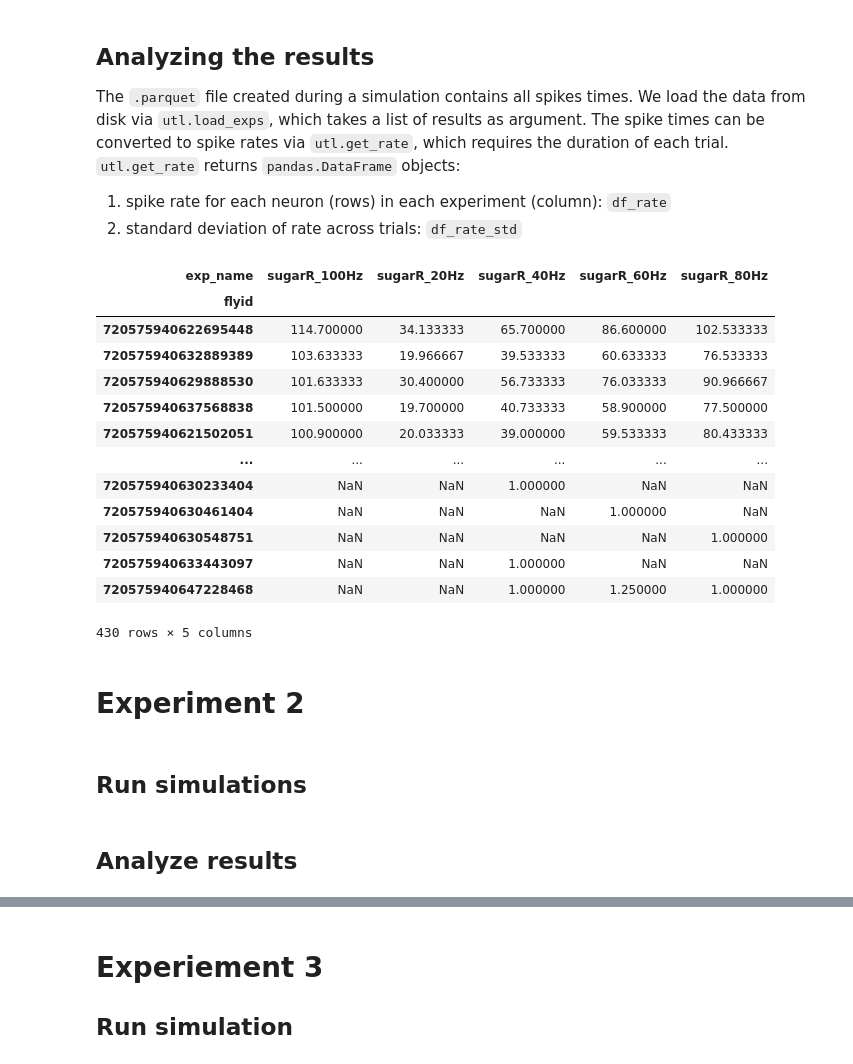
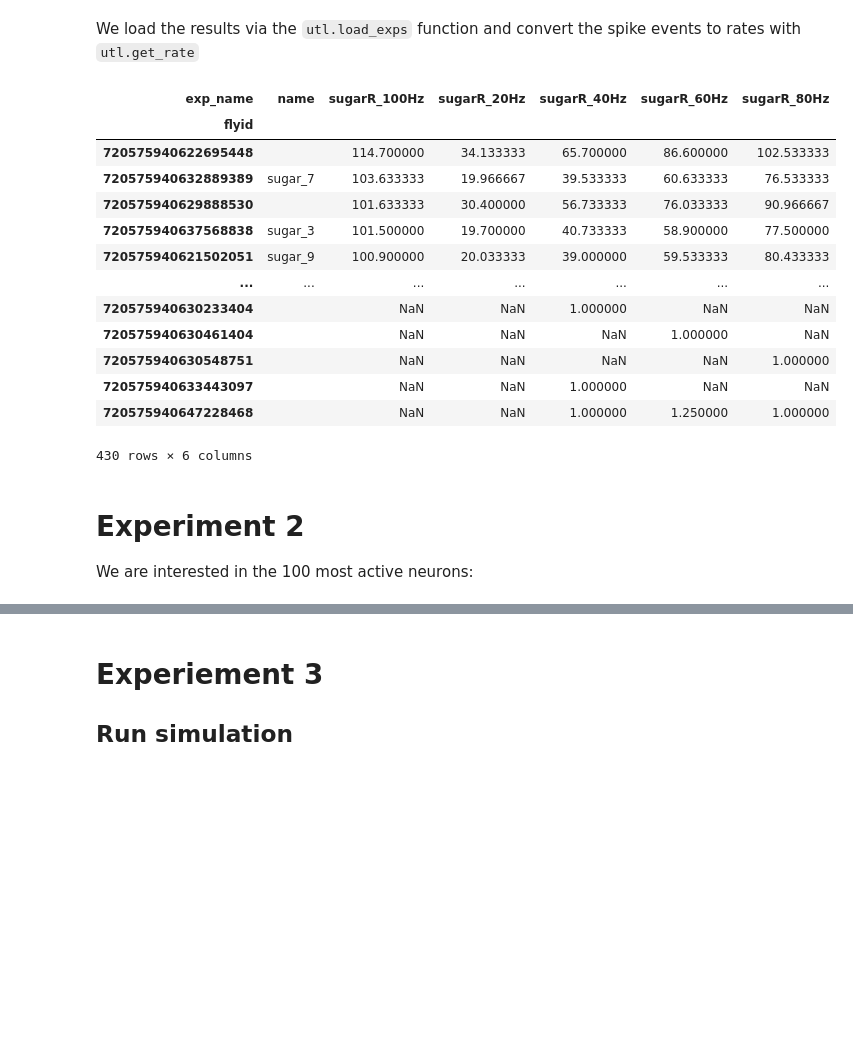
Before and after one commit to philshiu/Drosophila_brain_model, a Jupyter notebook: examples.ipynb, the cells around one changed output, grey strips where cells are left out. Saved outputs shown, nothing was run; the diff lists cells and outputs as text; code cells hidden in the pictures; blank space fills up the shorter version.

Commit message:
removed names, changed x to g

```diff
--- a/examples.ipynb
+++ b/examples.ipynb
@@ -84,2 +64,0 @@ Let's use the names:
-# %%
-neu_sugar = [ n for n in name2flyid.keys() if n.startswith('sugar_') ]
@@ -85,0 +68,3 @@ neu_sugar = [ n for n in name2flyid.keys() if n.startswith('sugar_') ]
+# %%
+flyid2name = { f: 'sugar_{}'.format(i+1) for i, f in enumerate(neu_sugar) }
+flyid2name
@@ -100,0 +105,3 @@ run_exp(exp_name='sugarR', neu_exc=neu_sugar, name2flyid=name2flyid, **config)
+# %%
+df_spike = utl.load_exps([ './results/sugarR.parquet' ])
+df_spike
@@ -106,6 +159,11 @@ Since physical quantities in `brian2` have to have the correct unit, we need to
 to define a frequency.
 # %%
+# this cell is optional, because the simulations have already been performed
+
 freqs =  [20, 40, 60, 80, 100]
+
 for f in freqs:
+
     params['r_poi'] = f * Hz
-    run_exp(exp_name='sugarR_{}Hz'.format(f), neu_exc=neu_sugar, name2flyid=name2flyid, params=params, **config)
+
+    run_exp(exp_name='sugarR_{}Hz'.format(f), neu_exc=neu_sugar, params=params, **config)
@@ -133,43 +170,36 @@ for f in freqs:
-# %% [markdown]
-## Analyzing the results
-The `.parquet` file created during a simulation contains all spikes times.
-We load the data from disk via `utl.load_exps`, which takes a list of results as argument.
-The spike times can be converted to spike rates via `utl.get_rate`, which requires the duration of each trial.
-`utl.get_rate` returns `pandas.DataFrame` objects:
-1. spike rate for each neuron (rows) in each experiment (column): `df_rate`
-2. standard deviation of rate across trials: `df_rate_std`
+# %% [markdown]
+We load the results via the `utl.load_exps` function and convert the spike events to rates with `utl.get_rate`
 # %%
 ps = [
     './results/sugarR_20Hz.parquet',
     './results/sugarR_40Hz.parquet',
     './results/sugarR_60Hz.parquet',
     './results/sugarR_80Hz.parquet',
     './results/sugarR_100Hz.parquet',
 ]
 
 df_spike = utl.load_exps(ps)
-df_rate, df_rate_std = utl.get_rate(df_spike, duration=params['t_run'])
+df_rate, df_rate_std = utl.get_rate(df_spike, duration=params['t_run'], flyid2name=flyid2name)
 df_rate.sort_values('sugarR_100Hz', ascending=False, inplace=True)
 df_rate
 # %% [output]
-| exp_name | sugarR_100Hz | sugarR_20Hz | sugarR_40Hz | sugarR_60Hz | sugarR_80Hz |
-| flyid |  |  |  |  |  |
-| 720575940622695448 | 114.700000 | 34.133333 | 65.700000 | 86.600000 | 102.533333 |
-| 720575940632889389 | 103.633333 | 19.966667 | 39.533333 | 60.633333 | 76.533333 |
-| 720575940629888530 | 101.633333 | 30.400000 | 56.733333 | 76.033333 | 90.966667 |
-| 720575940637568838 | 101.500000 | 19.700000 | 40.733333 | 58.900000 | 77.500000 |
-| 720575940621502051 | 100.900000 | 20.033333 | 39.000000 | 59.533333 | 80.433333 |
-| ... | ... | ... | ... | ... | ... |
-| 720575940630233404 | NaN | NaN | 1.000000 | NaN | NaN |
-| 720575940630461404 | NaN | NaN | NaN | 1.000000 | NaN |
-| 720575940630548751 | NaN | NaN | NaN | NaN | 1.000000 |
-| 720575940633443097 | NaN | NaN | 1.000000 | NaN | NaN |
-| 720575940647228468 | NaN | NaN | 1.000000 | 1.250000 | 1.000000 |
+| exp_name | name | sugarR_100Hz | sugarR_20Hz | sugarR_40Hz | sugarR_60Hz | sugarR_80Hz |
+| flyid |  |  |  |  |  |  |
+| 720575940622695448 |  | 114.700000 | 34.133333 | 65.700000 | 86.600000 | 102.533333 |
+| 720575940632889389 | sugar_7 | 103.633333 | 19.966667 | 39.533333 | 60.633333 | 76.533333 |
+| 720575940629888530 |  | 101.633333 | 30.400000 | 56.733333 | 76.033333 | 90.966667 |
+| 720575940637568838 | sugar_3 | 101.500000 | 19.700000 | 40.733333 | 58.900000 | 77.500000 |
+| 720575940621502051 | sugar_9 | 100.900000 | 20.033333 | 39.000000 | 59.533333 | 80.433333 |
+| ... | ... | ... | ... | ... | ... | ... |
+| 720575940630233404 |  | NaN | NaN | 1.000000 | NaN | NaN |
+| 720575940630461404 |  | NaN | NaN | NaN | 1.000000 | NaN |
+| 720575940630548751 |  | NaN | NaN | NaN | NaN | 1.000000 |
+| 720575940633443097 |  | NaN | NaN | 1.000000 | NaN | NaN |
+| 720575940647228468 |  | NaN | NaN | 1.000000 | 1.250000 | 1.000000 |
-430 rows × 5 columns
+430 rows × 6 columns
-# %% [markdown]
-# Experiment 2
+# %% [markdown]
+# Experiment 2
+We are interested in the 100 most active neurons:
 # %%
 id_top100 = df_rate.sort_values('sugarR_100Hz', ascending=False).index[:100]
-# %% [markdown]
-## Run simulations
 # %%
@@ -177,6 +209,4 @@ params['r_poi'] = 200 * Hz
 
 for i in id_top100:
     run_exp(exp_name=str(i), neu_exc=[ i ], params=params, **config)
-# %% [markdown]
-## Analyze results
 # %%
```
Also changed, not shown: parts of 21 cells of this notebook, 4 other files.
